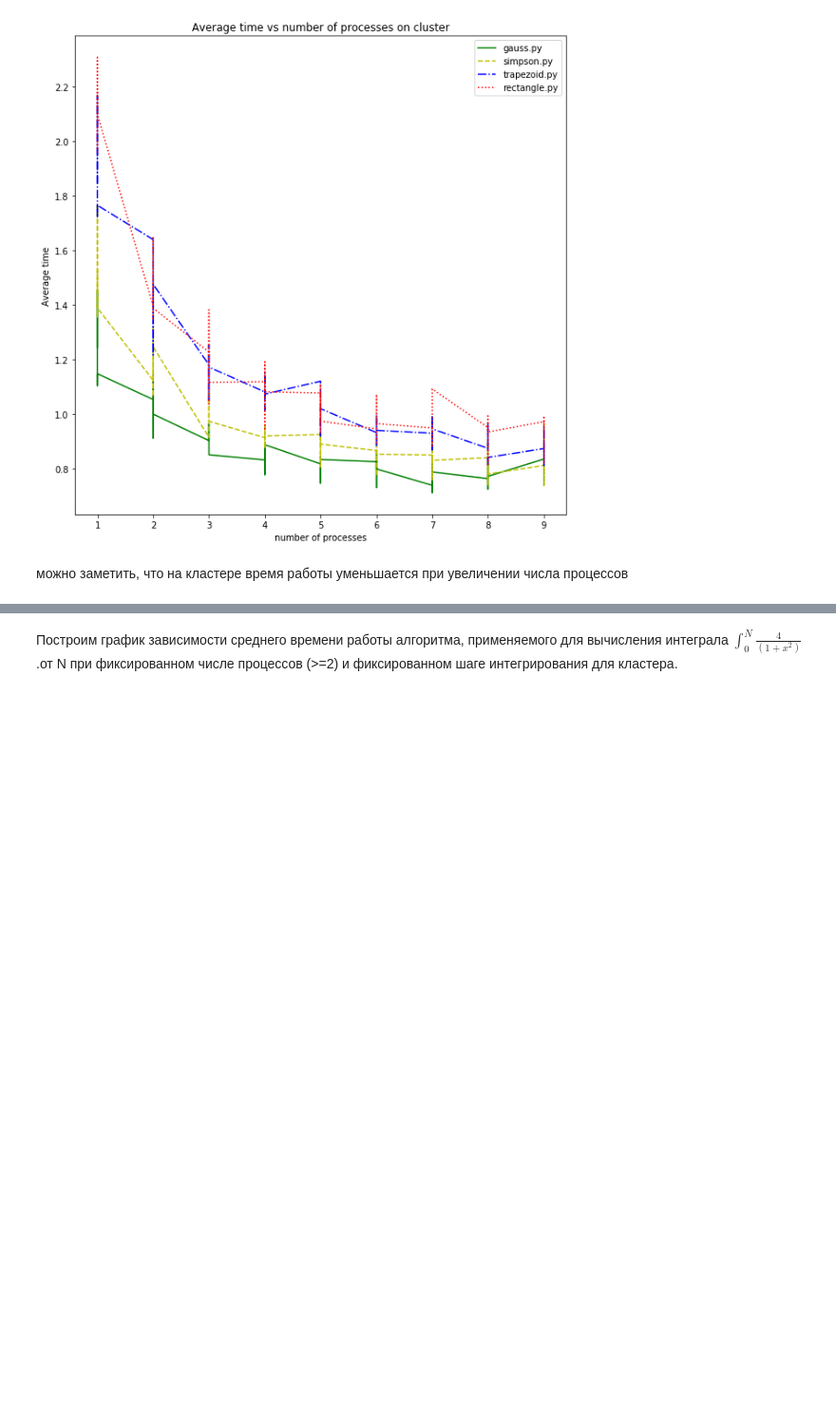
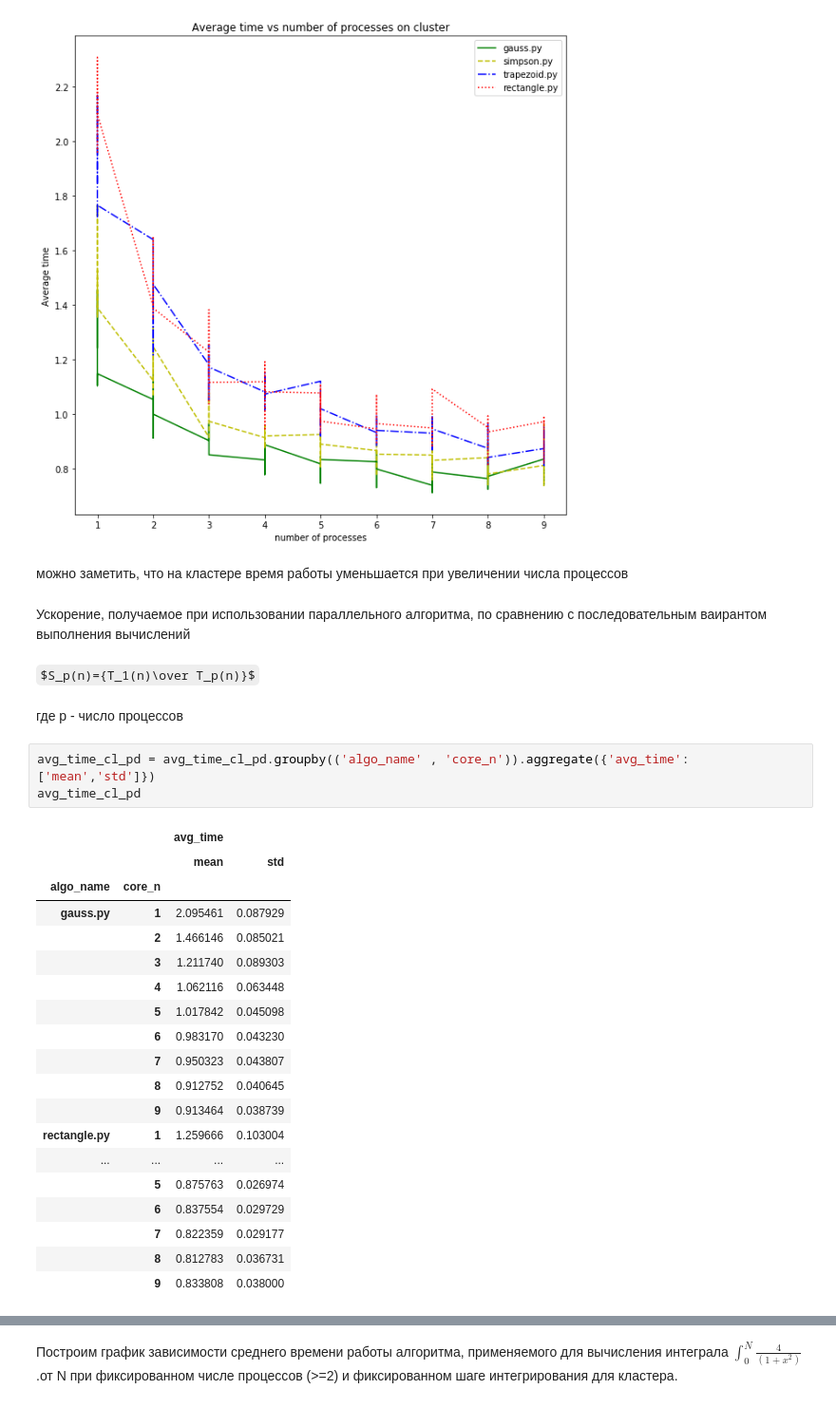
Before and after one commit to lobiviam/MPI_python, a Jupyter notebook: Results.ipynb, the cells around one changed output, grey strips where cells are left out. Shown at 95% size. Saved outputs shown, nothing was run; the diff lists cells and outputs as text; some formulas as TeX source; blank space fills up the shorter version.

```diff
--- a/Results.ipynb
+++ b/Results.ipynb
@@ -59,3 +59,32 @@ plt.show()
 [figure]
 # %% [markdown]
 можно заметить, что на кластере время работы уменьшается при увеличении числа процессов
+# %% [markdown]
+Ускорение, получаемое при использовании параллельного алгоритма, по сравнению с последовательным ваирантом выполнения вычислений
+# %% [markdown]
+$S_p(n)={T_1(n)\over T_p(n)}$
+# %% [markdown]
+где p - число процессов
+# %%
+avg_time_cl_pd = avg_time_cl_pd.groupby(('algo_name' , 'core_n')).aggregate({'avg_time':['mean','std']})
+avg_time_cl_pd
+# %% [output]
+|  |  | avg_time |  |
+|  |  | mean | std |
+| algo_name | core_n |  |  |
+| gauss.py | 1 | 2.095461 | 0.087929 |
+|  | 2 | 1.466146 | 0.085021 |
+|  | 3 | 1.211740 | 0.089303 |
+|  | 4 | 1.062116 | 0.063448 |
+|  | 5 | 1.017842 | 0.045098 |
+|  | 6 | 0.983170 | 0.043230 |
+|  | 7 | 0.950323 | 0.043807 |
+|  | 8 | 0.912752 | 0.040645 |
+|  | 9 | 0.913464 | 0.038739 |
+| rectangle.py | 1 | 1.259666 | 0.103004 |
+| ... | ... | ... | ... |
+|  | 5 | 0.875763 | 0.026974 |
+|  | 6 | 0.837554 | 0.029729 |
+|  | 7 | 0.822359 | 0.029177 |
+|  | 8 | 0.812783 | 0.036731 |
+|  | 9 | 0.833808 | 0.038000 |
```
Also changed, not shown: parts of 3 cells of this notebook.
